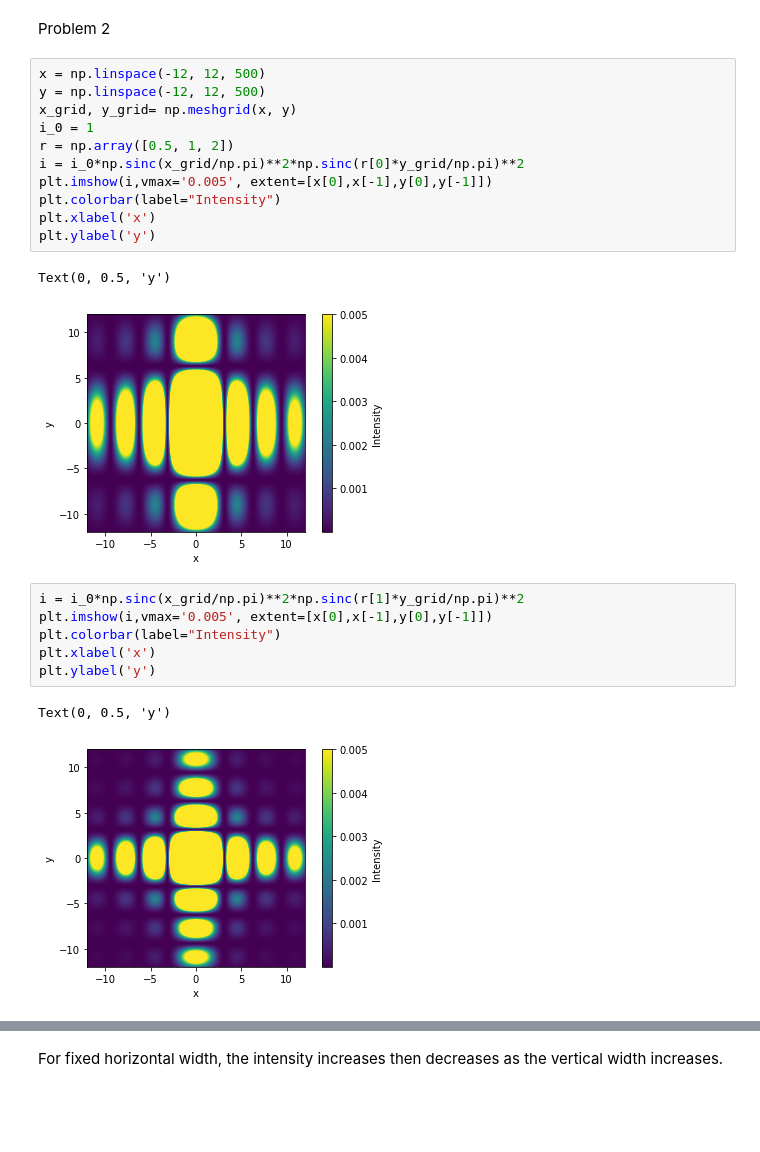
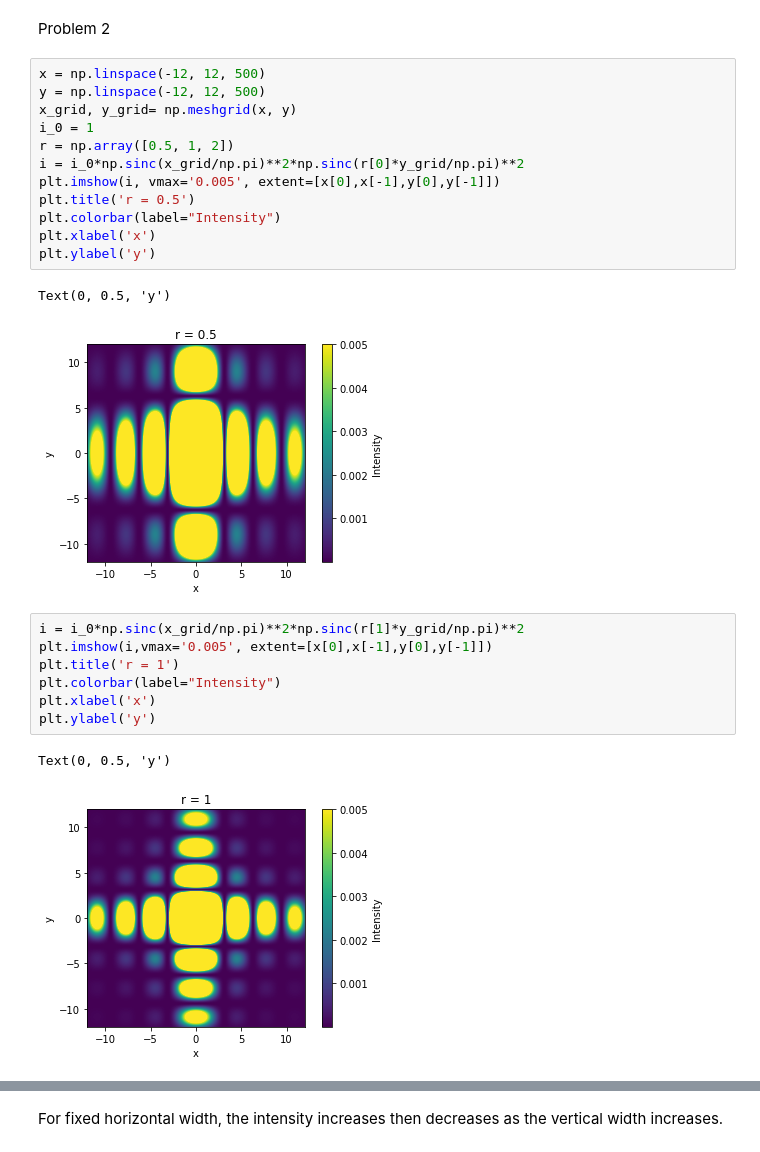
Before and after one commit to AmedeoAvogadro/PHYS29, a Jupyter notebook: notebooks/Yizhi_Jiao_Homework_8.ipynb, the cells around one changed output, grey strips where cells are left out. Drawn from its saved outputs; the diff is of its cells as text; blank space fills up the shorter version.

```diff
--- a/notebooks/Yizhi_Jiao_Homework_8.ipynb
+++ b/notebooks/Yizhi_Jiao_Homework_8.ipynb
@@ -46,26 +57,28 @@ Problem 2
 # %%
 x = np.linspace(-12, 12, 500)
 y = np.linspace(-12, 12, 500)
 x_grid, y_grid= np.meshgrid(x, y)
 i_0 = 1
 r = np.array([0.5, 1, 2])
 i = i_0*np.sinc(x_grid/np.pi)**2*np.sinc(r[0]*y_grid/np.pi)**2
-plt.imshow(i,vmax='0.005', extent=[x[0],x[-1],y[0],y[-1]])
+plt.imshow(i, vmax='0.005', extent=[x[0],x[-1],y[0],y[-1]])
+plt.title('r = 0.5')
 plt.colorbar(label="Intensity")
 plt.xlabel('x')
 plt.ylabel('y')
 # %% [output]
 Text(0, 0.5, 'y')
-[figure, old version]
+[figure, new version]
 # %%
 i = i_0*np.sinc(x_grid/np.pi)**2*np.sinc(r[1]*y_grid/np.pi)**2
 plt.imshow(i,vmax='0.005', extent=[x[0],x[-1],y[0],y[-1]])
+plt.title('r = 1')
 plt.colorbar(label="Intensity")
 plt.xlabel('x')
 plt.ylabel('y')
 # %% [output]
 Text(0, 0.5, 'y')
-[figure, old version]
+[figure, new version]
 # %%
 i = i_0*np.sinc(x_grid/np.pi)**2*np.sinc(r[2]*y_grid/np.pi)**2
 plt.imshow(i,vmax='0.005', extent=[x[0],x[-1],y[0],y[-1]])
```
Also changed, not shown: parts of 4 cells of this notebook.
